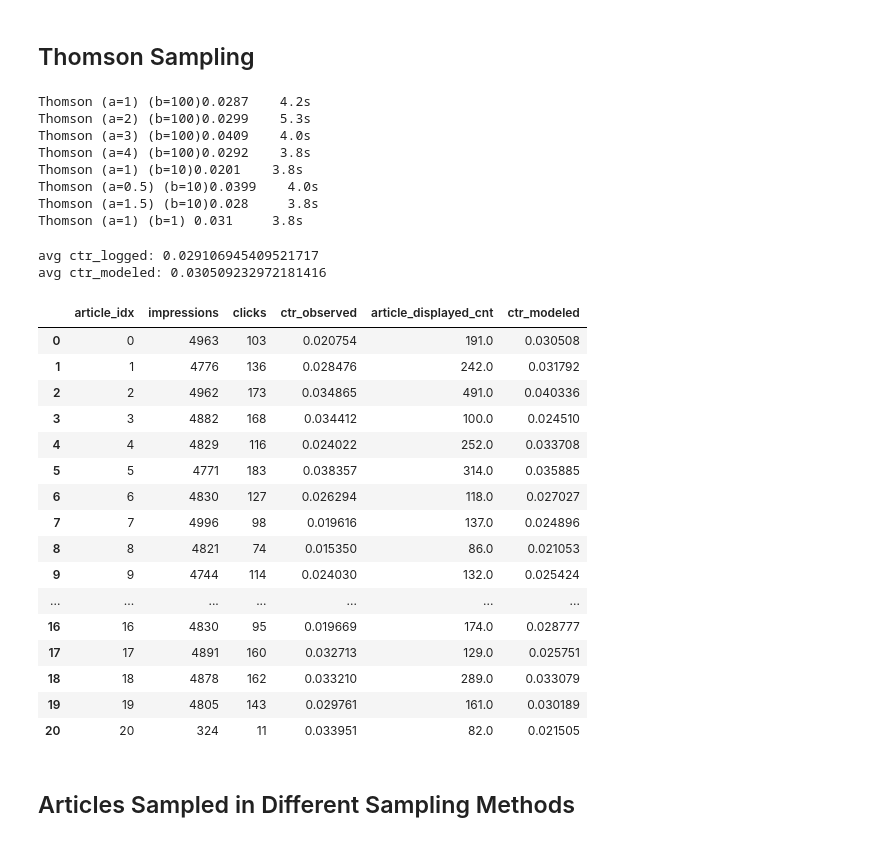
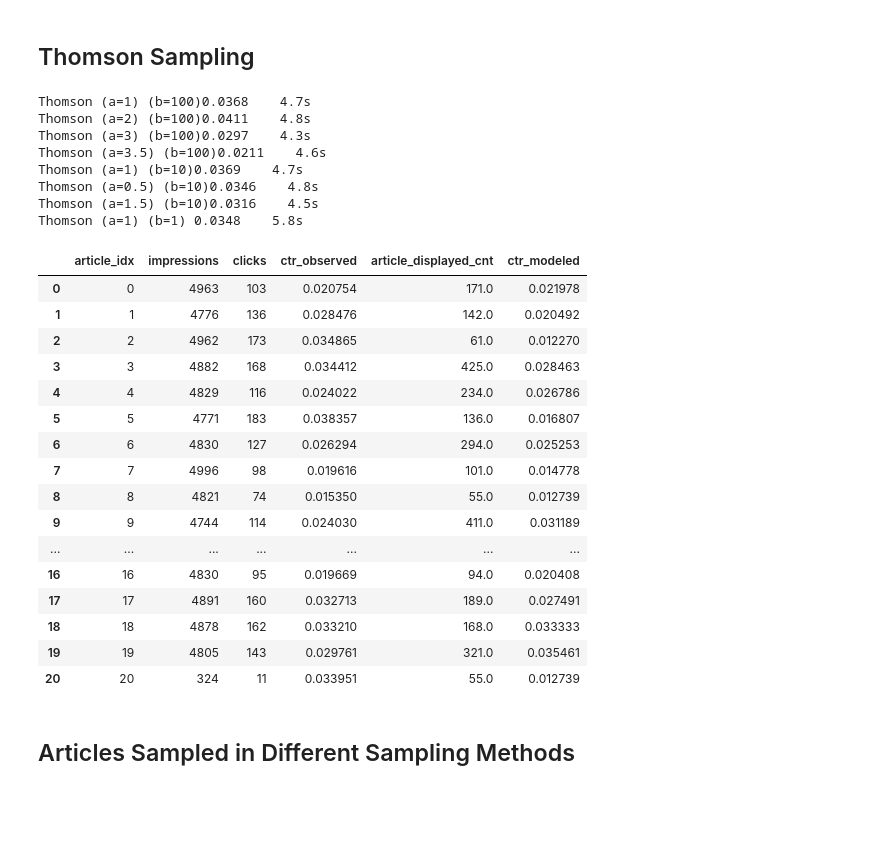
Before and after one commit to ankit-kothari/Data-Science-Journey, a Jupyter notebook: Recommendations/Multi-Bandit-Arm/contextual_bandit.ipynb, the cells around one changed output. Saved outputs shown, nothing was run; the diff lists cells and outputs as text; code cells hidden in the pictures; blank space fills up the shorter version.

```diff
--- a/Recommendations/Multi-Bandit-Arm/contextual_bandit.ipynb
+++ b/Recommendations/Multi-Bandit-Arm/contextual_bandit.ipynb
@@ -565,7 +562,7 @@ _, deploy2 = evaluate(thomson_algo2)
 thomson_algo3 = thomsonSampling(3, 100)
 _, deploy3 = evaluate(thomson_algo3)
 
-thomson_algo4 = thomsonSampling(4, 100)
+thomson_algo4 = thomsonSampling(3.5, 100)
 _, deploy4 = evaluate(thomson_algo4)
 
 thomson_algo5 = thomsonSampling(1,10)
@@ -580,14 +577,14 @@ _, deploy7 = evaluate(thomson_algo7)
 thomson_algo8 = thomsonSampling(1,1)
 _, deploy8 = evaluate(thomson_algo8)
 # %% [output]
-Thomson (a=1) (b=100)0.0287    4.2s
-Thomson (a=2) (b=100)0.0299    5.3s
-Thomson (a=3) (b=100)0.0409    4.0s
-Thomson (a=4) (b=100)0.0292    3.8s
-Thomson (a=1) (b=10)0.0201    3.8s
-Thomson (a=0.5) (b=10)0.0399    4.0s
-Thomson (a=1.5) (b=10)0.028     3.8s
-Thomson (a=1) (b=1) 0.031     3.8s
+Thomson (a=1) (b=100)0.0368    4.7s
+Thomson (a=2) (b=100)0.0411    4.8s
+Thomson (a=3) (b=100)0.0297    4.3s
+Thomson (a=3.5) (b=100)0.0211    4.6s
+Thomson (a=1) (b=10)0.0369    4.7s
+Thomson (a=0.5) (b=10)0.0346    4.8s
+Thomson (a=1.5) (b=10)0.0316    4.5s
+Thomson (a=1) (b=1) 0.0348    5.8s
 # %%
 def thopson_analysis(modeled_algo_instance, ctr_by_article):
     ctr_modeled_a = np.array(modeled_algo_instance.a) # a is the success rate of the arm
@@ -600,28 +597,26 @@ def thopson_analysis(modeled_algo_instance, ctr_by_article):
     ctr_by_article = ctr_by_article.merge(epsilon_algo_data, on="article_idx", suffixes=("_logged", "_modeled"))
     return ctr_by_article
 # %%
-thomson_article_distribution = thopson_analysis(thomson_algo4, ctr_by_article)
+thomson_article_distribution = thopson_analysis(thomson_algo2, ctr_by_article)
 thomson_article_distribution
 # %% [output]
-avg ctr_logged: 0.029106945409521717
-avg ctr_modeled: 0.030509232972181416
 |  | article_idx | impressions | clicks | ctr_observed | article_displayed_cnt | ctr_modeled |
-| 0 | 0 | 4963 | 103 | 0.020754 | 191.0 | 0.030508 |
-| 1 | 1 | 4776 | 136 | 0.028476 | 242.0 | 0.031792 |
-| 2 | 2 | 4962 | 173 | 0.034865 | 491.0 | 0.040336 |
-| 3 | 3 | 4882 | 168 | 0.034412 | 100.0 | 0.024510 |
-| 4 | 4 | 4829 | 116 | 0.024022 | 252.0 | 0.033708 |
-| 5 | 5 | 4771 | 183 | 0.038357 | 314.0 | 0.035885 |
-| 6 | 6 | 4830 | 127 | 0.026294 | 118.0 | 0.027027 |
-| 7 | 7 | 4996 | 98 | 0.019616 | 137.0 | 0.024896 |
-| 8 | 8 | 4821 | 74 | 0.015350 | 86.0 | 0.021053 |
-| 9 | 9 | 4744 | 114 | 0.024030 | 132.0 | 0.025424 |
+| 0 | 0 | 4963 | 103 | 0.020754 | 171.0 | 0.021978 |
+| 1 | 1 | 4776 | 136 | 0.028476 | 142.0 | 0.020492 |
+| 2 | 2 | 4962 | 173 | 0.034865 | 61.0 | 0.012270 |
+| 3 | 3 | 4882 | 168 | 0.034412 | 425.0 | 0.028463 |
+| 4 | 4 | 4829 | 116 | 0.024022 | 234.0 | 0.026786 |
+| 5 | 5 | 4771 | 183 | 0.038357 | 136.0 | 0.016807 |
+| 6 | 6 | 4830 | 127 | 0.026294 | 294.0 | 0.025253 |
+| 7 | 7 | 4996 | 98 | 0.019616 | 101.0 | 0.014778 |
+| 8 | 8 | 4821 | 74 | 0.015350 | 55.0 | 0.012739 |
+| 9 | 9 | 4744 | 114 | 0.024030 | 411.0 | 0.031189 |
 | ... | ... | ... | ... | ... | ... | ... |
-| 16 | 16 | 4830 | 95 | 0.019669 | 174.0 | 0.028777 |
-| 17 | 17 | 4891 | 160 | 0.032713 | 129.0 | 0.025751 |
-| 18 | 18 | 4878 | 162 | 0.033210 | 289.0 | 0.033079 |
-| 19 | 19 | 4805 | 143 | 0.029761 | 161.0 | 0.030189 |
-| 20 | 20 | 324 | 11 | 0.033951 | 82.0 | 0.021505 |
+| 16 | 16 | 4830 | 95 | 0.019669 | 94.0 | 0.020408 |
+| 17 | 17 | 4891 | 160 | 0.032713 | 189.0 | 0.027491 |
+| 18 | 18 | 4878 | 162 | 0.033210 | 168.0 | 0.033333 |
+| 19 | 19 | 4805 | 143 | 0.029761 | 321.0 | 0.035461 |
+| 20 | 20 | 324 | 11 | 0.033951 | 55.0 | 0.012739 |
 # %% [markdown]
 ## Articles Sampled in Different Sampling Methods
 # %% [markdown]
```
Also changed, not shown: parts of 12 cells of this notebook.
